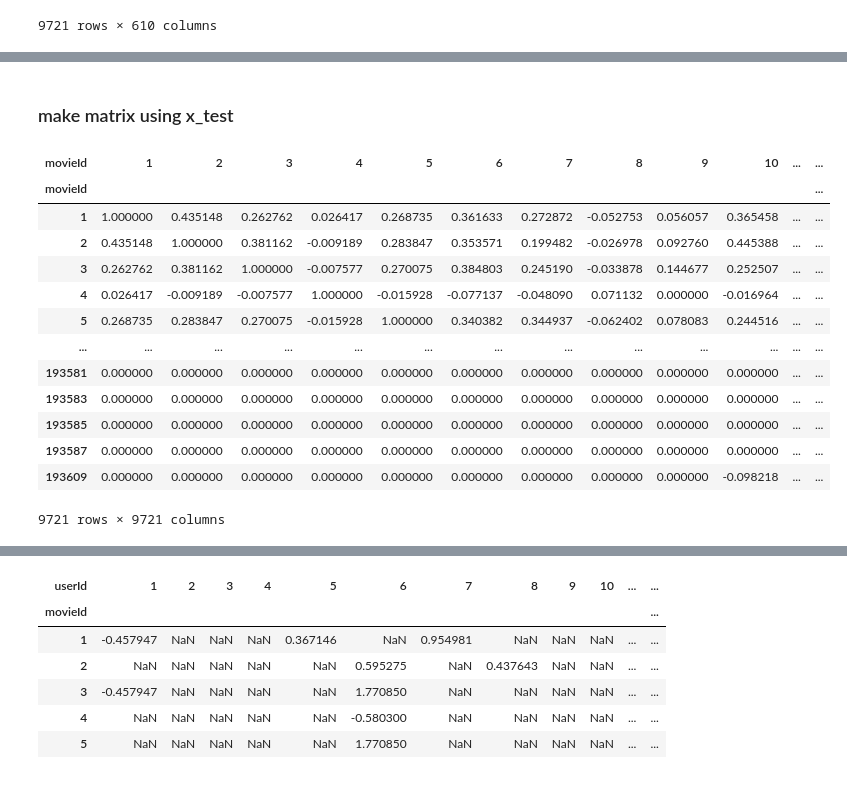
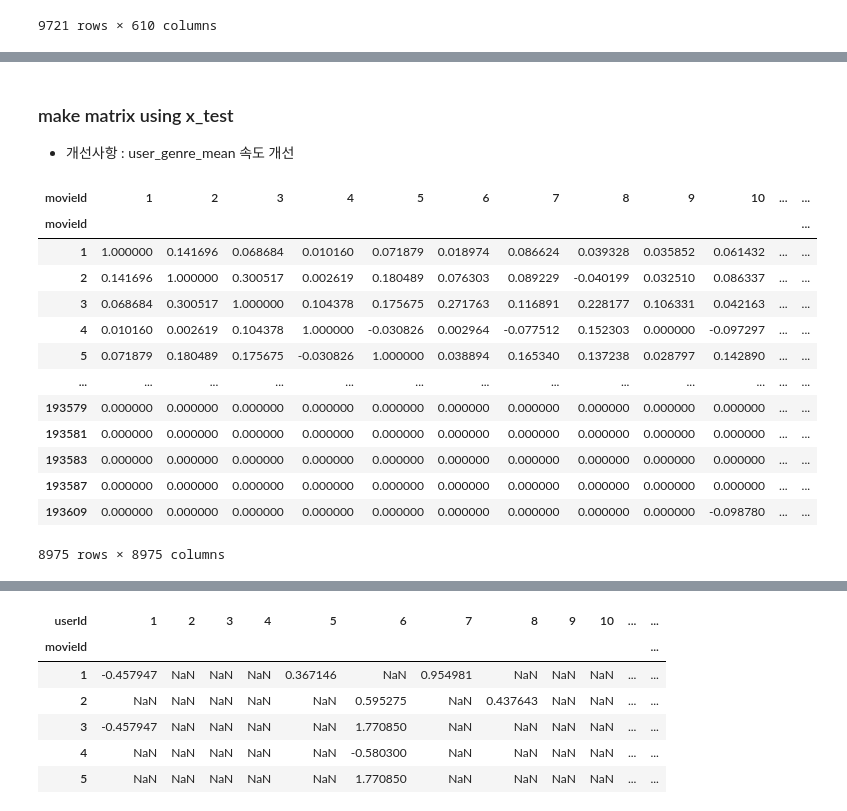
Before and after one commit to basamg912/item_based-recommendation-system, a Jupyter notebook: notebooks/item_based_CF(sim_matrix).ipynb, the cells around one changed output, grey strips where cells are left out. Drawn from its saved outputs; the diff is of its cells as text; code cells hidden in the pictures.

```diff
--- a/notebooks/item_based_CF(sim_matrix).ipynb
+++ b/notebooks/item_based_CF(sim_matrix).ipynb
@@ -321,14 +321,14 @@ movies_df
 | 9738 | 193609 | Andrew Dice Clay: Dice Rules (1991) | [Comedy] | (1991) | 4.000000 | 1 |
 9721 rows × 6 columns
 # %%
-movies_mean = movies_df['avg_rating'].mean()
+movies_mean = movies_df['avg_rating'].mean() # 전체 영화 평균
 
 def weighted_rating(df, threshold=threshold, mean=movies_mean):
     c = df['count']
     r = df['avg_rating']
-    return (c/(c+threshold)* r ) + ( c / (c +threshold)*mean)
+    return 0.3*( c / (c+threshold)* r ) + ( c / (c +threshold) * mean)
 
-movies_df['weighted_rating'] = movies_df.apply(weighted_rating, axis=1)
+movies_df['weighted_rating'] = movies_df.apply(weighted_rating, axis=1) # 리뷰가 많은 영화 → avg_rating 을 높여준다.
 movies_df
 # %% [output]
 |  | movieId | title | genres | year | avg_rating | count | weighted_rating |
@@ -1011,2 +1033,4 @@ from sklearn.model_selection import train_test_split
 # %%
 movie_ratings_df # train-test-split → x_test
+
+x_train, x_test, y_train, y_test = train_test_split(movie_ratings_df, movie_ratings_df['userId'], stratify=movie_ratings_df['userId'], test_size=0.2, random_state=42)
@@ -1044,5 +1037,9 @@ item_user_matrix
+# %%
+movieid_idx = x_train.pivot_table(values="centered_rating", index='movieId', columns='userId').index # x_train 에서 사용한 movieid 추출
 # %% [markdown]
 ### make matrix using x_test
+
+- 개선사항 : user_genre_mean 속도 개선
 # %%
 def get_rating_item_user_matrix(movie_ratings_df, is_centered=False):
     value = "weighted_centered_rating" if is_centered==True else "rating"
@@ -1070,22 +1070,22 @@ def get_year_item_user_matrix(movie_ratings_df):
     pred_ratings_matrix = user_year_matrix.fillna(0).dot(movie_year_matrix.T)
     return pred_ratings_matrix.T
 # %%
-mat1 =cosine_similarity(get_rating_item_user_matrix(movie_ratings_df, True)) # mavie_ratings_df → x_test
-mat1 = pd.DataFrame(mat1, index=movies_df['movieId'], columns=movies_df['movieId'])
+mat1 =cosine_similarity(get_rating_item_user_matrix(x_train, True)) # mavie_ratings_df → x_test
+mat1 = pd.DataFrame(mat1, index=movieid_idx, columns=movieid_idx)
 mat1
 # %% [output]
 | movieId | 1 | 2 | 3 | 4 | 5 | 6 | 7 | 8 | 9 | 10 | ... | ... |
 | movieId |  |  |  |  |  |  |  |  |  |  |  | ... |
-| 1 | 1.000000 | 0.435148 | 0.262762 | 0.026417 | 0.268735 | 0.361633 | 0.272872 | -0.052753 | 0.056057 | 0.365458 | ... | ... |
-| 2 | 0.435148 | 1.000000 | 0.381162 | -0.009189 | 0.283847 | 0.353571 | 0.199482 | -0.026978 | 0.092760 | 0.445388 | ... | ... |
-| 3 | 0.262762 | 0.381162 | 1.000000 | -0.007577 | 0.270075 | 0.384803 | 0.245190 | -0.033878 | 0.144677 | 0.252507 | ... | ... |
-| 4 | 0.026417 | -0.009189 | -0.007577 | 1.000000 | -0.015928 | -0.077137 | -0.048090 | 0.071132 | 0.000000 | -0.016964 | ... | ... |
-| 5 | 0.268735 | 0.283847 | 0.270075 | -0.015928 | 1.000000 | 0.340382 | 0.344937 | -0.062402 | 0.078083 | 0.244516 | ... | ... |
+| 1 | 1.000000 | 0.141696 | 0.068684 | 0.010160 | 0.071879 | 0.018974 | 0.086624 | 0.039328 | 0.035852 | 0.061432 | ... | ... |
+| 2 | 0.141696 | 1.000000 | 0.300517 | 0.002619 | 0.180489 | 0.076303 | 0.089229 | -0.040199 | 0.032510 | 0.086337 | ... | ... |
+| 3 | 0.068684 | 0.300517 | 1.000000 | 0.104378 | 0.175675 | 0.271763 | 0.116891 | 0.228177 | 0.106331 | 0.042163 | ... | ... |
+| 4 | 0.010160 | 0.002619 | 0.104378 | 1.000000 | -0.030826 | 0.002964 | -0.077512 | 0.152303 | 0.000000 | -0.097297 | ... | ... |
+| 5 | 0.071879 | 0.180489 | 0.175675 | -0.030826 | 1.000000 | 0.038894 | 0.165340 | 0.137238 | 0.028797 | 0.142890 | ... | ... |
 | ... | ... | ... | ... | ... | ... | ... | ... | ... | ... | ... | ... | ... |
+| 193579 | 0.000000 | 0.000000 | 0.000000 | 0.000000 | 0.000000 | 0.000000 | 0.000000 | 0.000000 | 0.000000 | 0.000000 | ... | ... |
 | 193581 | 0.000000 | 0.000000 | 0.000000 | 0.000000 | 0.000000 | 0.000000 | 0.000000 | 0.000000 | 0.000000 | 0.000000 | ... | ... |
 | 193583 | 0.000000 | 0.000000 | 0.000000 | 0.000000 | 0.000000 | 0.000000 | 0.000000 | 0.000000 | 0.000000 | 0.000000 | ... | ... |
-| 193585 | 0.000000 | 0.000000 | 0.000000 | 0.000000 | 0.000000 | 0.000000 | 0.000000 | 0.000000 | 0.000000 | 0.000000 | ... | ... |
 | 193587 | 0.000000 | 0.000000 | 0.000000 | 0.000000 | 0.000000 | 0.000000 | 0.000000 | 0.000000 | 0.000000 | 0.000000 | ... | ... |
-| 193609 | 0.000000 | 0.000000 | 0.000000 | 0.000000 | 0.000000 | 0.000000 | 0.000000 | 0.000000 | 0.000000 | -0.098218 | ... | ... |
+| 193609 | 0.000000 | 0.000000 | 0.000000 | 0.000000 | 0.000000 | 0.000000 | 0.000000 | 0.000000 | 0.000000 | -0.098780 | ... | ... |
-9721 rows × 9721 columns
+8975 rows × 8975 columns
 # %%
```
Also changed, not shown: parts of 31 cells of this notebook, 1 other file.
